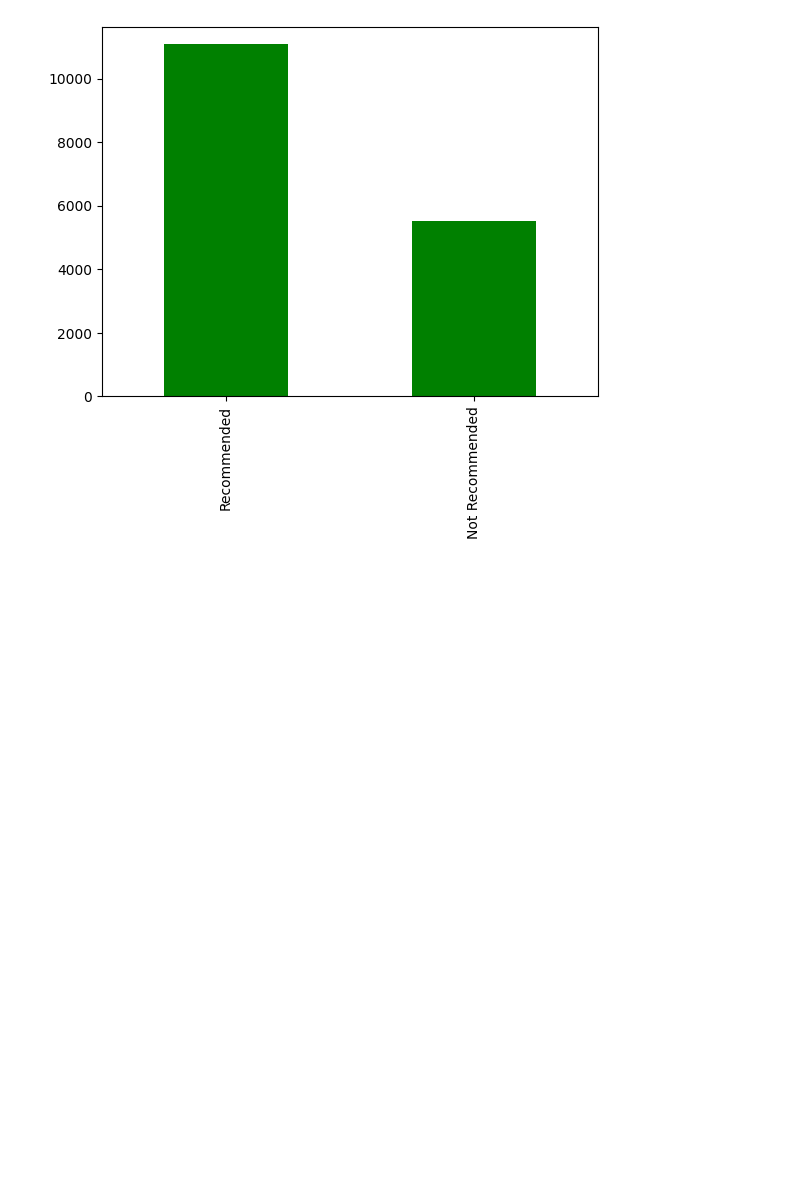
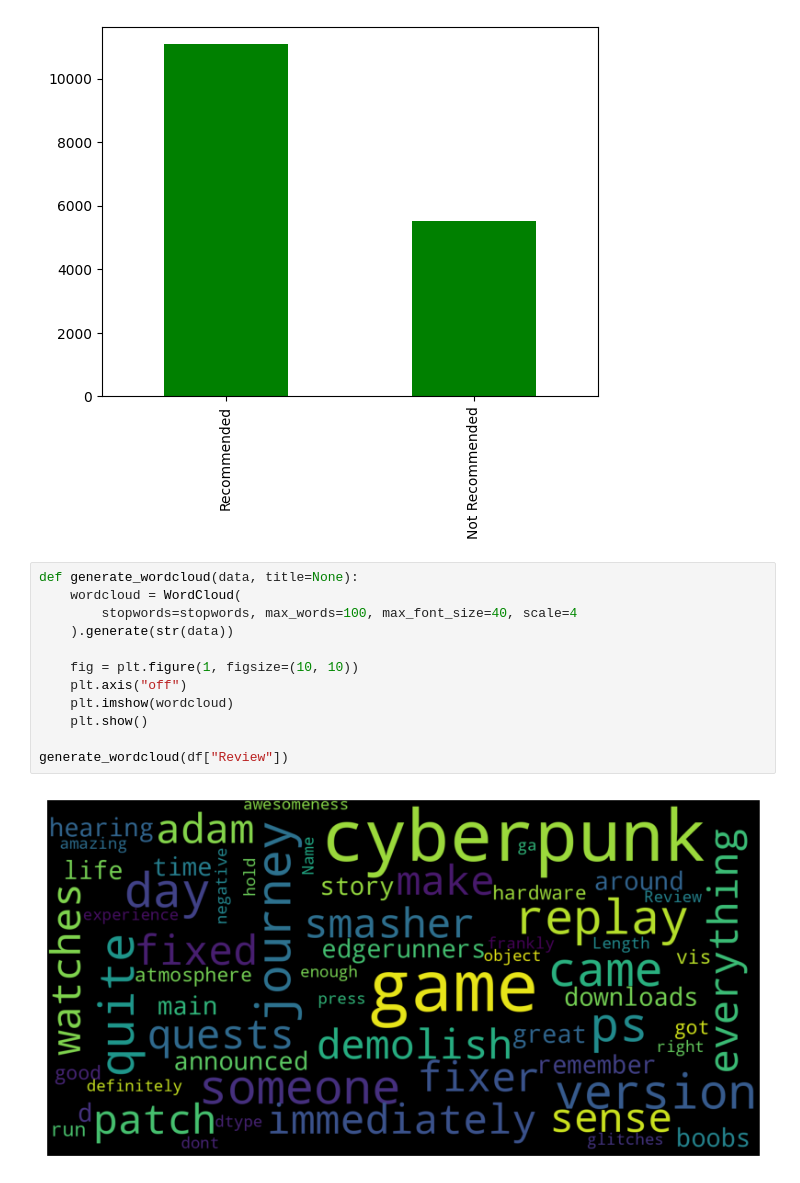
Before and after one commit to nogibjj/NLP-CP2077-Sentiment-Analysis, a Jupyter notebook: 00_source_data/lstm_new.ipynb, the cells around one changed output. Saved outputs shown, nothing was run; the diff lists cells and outputs as text; blank space fills up the shorter version.

```diff
--- a/00_source_data/lstm_new.ipynb
+++ b/00_source_data/lstm_new.ipynb
@@ -73,3 +74,17 @@ Not Recommended     5525
 Name: Recommend, dtype: int64
 <AxesSubplot: >
 [figure]
+# %%
+def generate_wordcloud(data, title=None):
+    wordcloud = WordCloud(
+        stopwords=stopwords, max_words=100, max_font_size=40, scale=4
+    ).generate(str(data))
+
+    fig = plt.figure(1, figsize=(10, 10))
+    plt.axis("off")
+    plt.imshow(wordcloud)
+    plt.show()
+
+generate_wordcloud(df["Review"])
+# %% [output]
+[figure, added]
```
Also changed, not shown: parts of 3 cells of this notebook, 1 other file.
